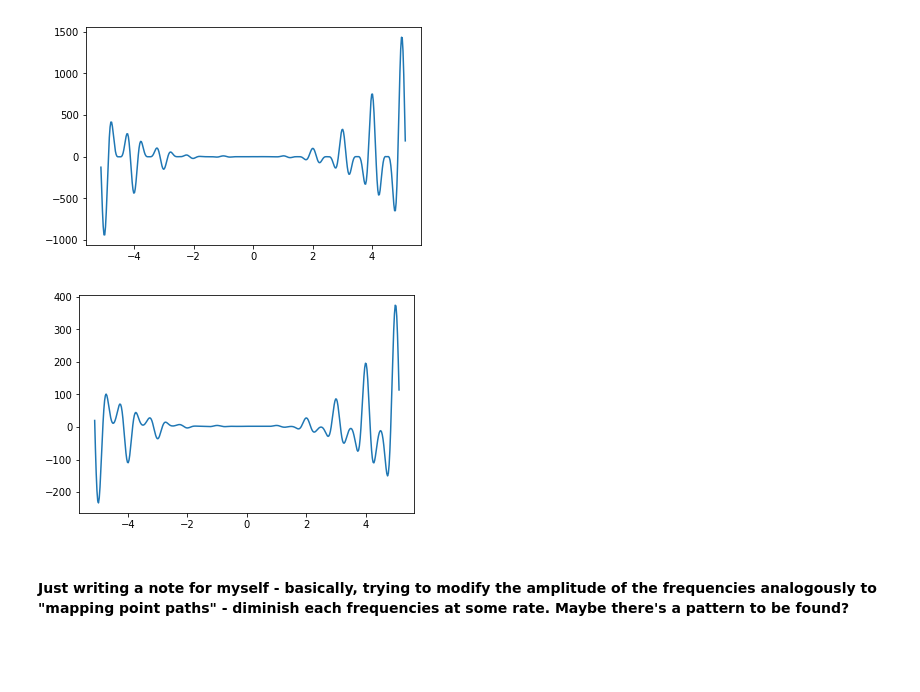
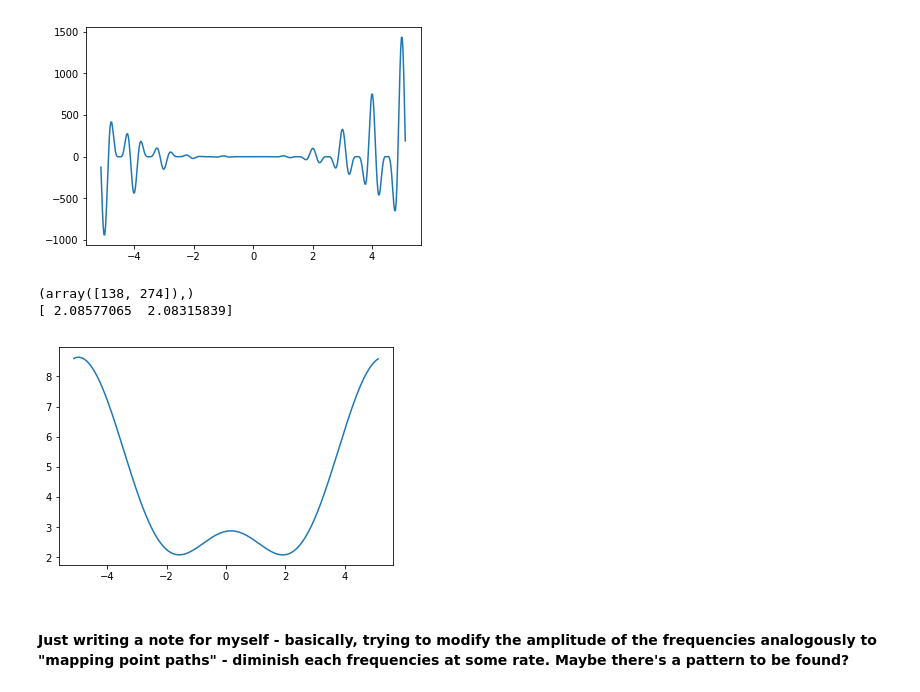
Before and after one commit to ZenPylon/intro-ml-python, a Jupyter notebook: Extrema-Flattening.ipynb, the cells around one changed output. Cells and saved outputs as stored; diff of their text form; code cells hidden in the pictures; blank space fills up the shorter version.

Commit message:
add fft scale window

```diff
--- a/Extrema-Flattening.ipynb
+++ b/Extrema-Flattening.ipynb
@@ -75,19 +75,25 @@ plt.show()
 [figure]
 # %%
 half_length = int(len(y_fft) / 2)
-scale_window = 40
+scale_window = 3
 scale = np.zeros(len(y_fft))
 scale[0:scale_window] = 1 -  np.array(range(0, scale_window)) / scale_window
 
 # y_fft = fft(y)
+
+
 y_fft = fft(y) * scale
 y_fft[half_length:len(y_fft)] = 0
 y_ifft = np.real(ifft(y_fft))
-
+minima = argrelextrema(y_ifft, np.less)
+print(minima)
+print(y_ifft[minima])
 plt.plot(x, y_ifft)
 plt.show()
 # %% [output]
+(array([138, 274]),)
+[ 2.08577065  2.08315839]
-[figure, old version]
+[figure, new version]
 # %% [markdown]
 #### Just writing a note for myself - basically, trying to modify the amplitude of the frequencies analogously to "mapping point paths" - diminish each frequencies at some rate.  Maybe there's a pattern to be found?
 # %% [markdown]
```
Also changed, not shown: 1 other file.
